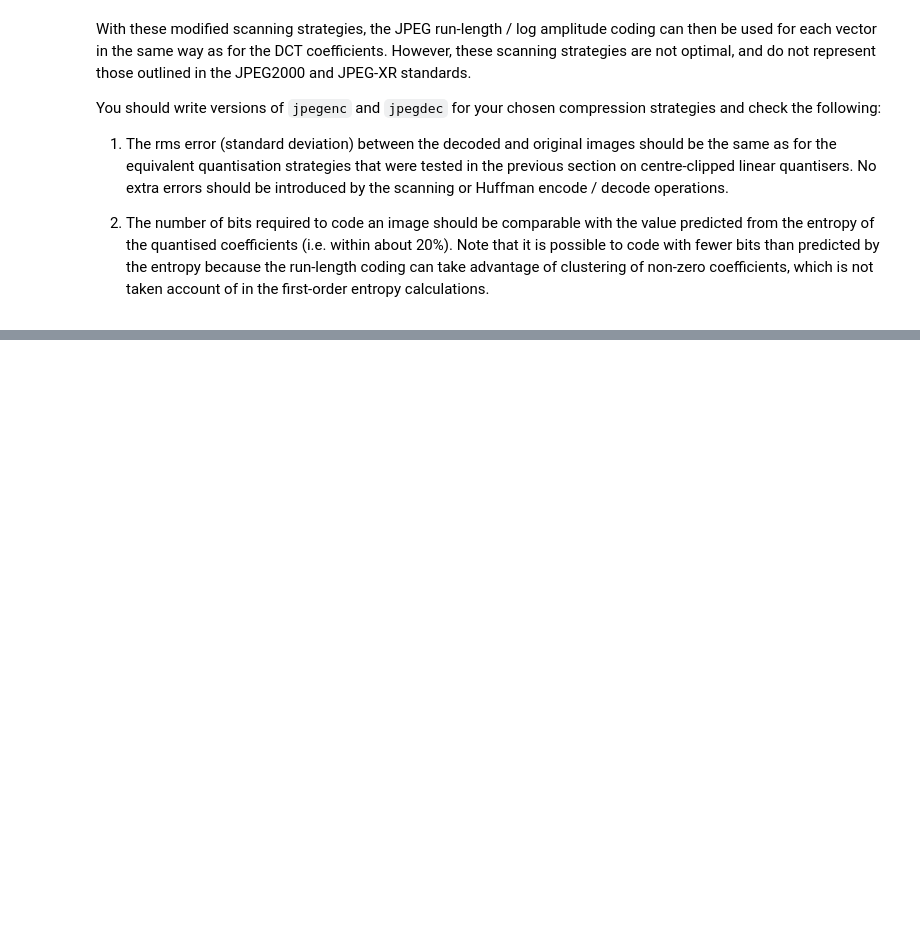
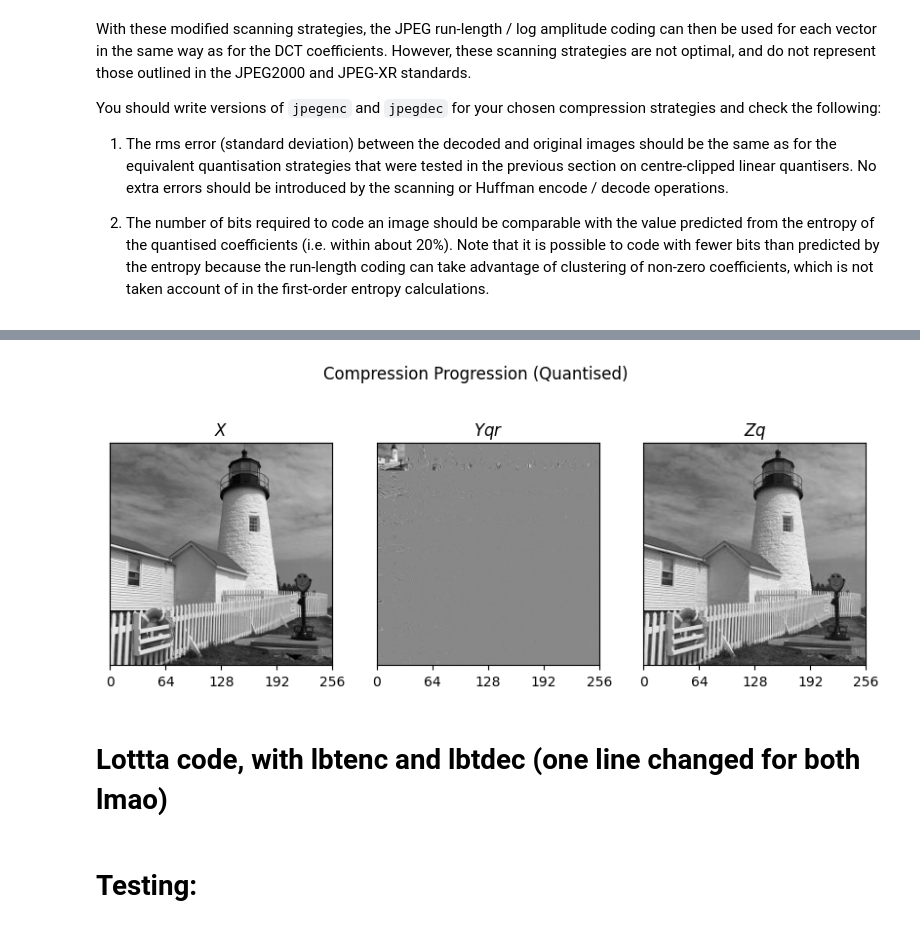
Before and after one commit to jet-tong/cued_sf2_lab, a Jupyter notebook: 12-huffman-jensen.ipynb, the cells around one changed output, grey strips where cells are left out. Saved outputs shown, nothing was run; the diff lists cells and outputs as text; code cells hidden in the pictures; blank space fills up the shorter version.

```diff
--- a/12-huffman-jensen.ipynb
+++ b/12-huffman-jensen.ipynb
@@ -200,0 +332,20 @@ first-order entropy calculations.
+# %%
+# Compression Progression (Quantised)
+Y = lbt(X, N=8, s=1)
+step = 17
+Yq = quantise(Y, step)
+Yqr = dct_regroup(Yq, N=8)
+Zq = ilbt(Yq, N=8, s=1)
+
+# Plot multiple images
+titles = ["X", "Yqr", "Zq"]
+imgs = [X, Yqr, Zq]
+fig, axs = plt.subplots(1, len(imgs), figsize=(10,4))
+fig.suptitle("Compression Progression (Quantised)")
+for ax, img, title in zip(axs, imgs, titles):
+    plot_image(img, ax=ax)
+    ax.set(yticks=[], title=f'${title}$')
+# %% [output]
+[figure, added]
+# %% [markdown]
+# Lottta code, with lbtenc and lbtdec (one line changed for both lmao)
@@ -200,0 +655,2 @@ first-order entropy calculations.
+# %% [markdown]
+# Testing:
```
Also changed, not shown: parts of 15 cells of this notebook, 3 other files.
